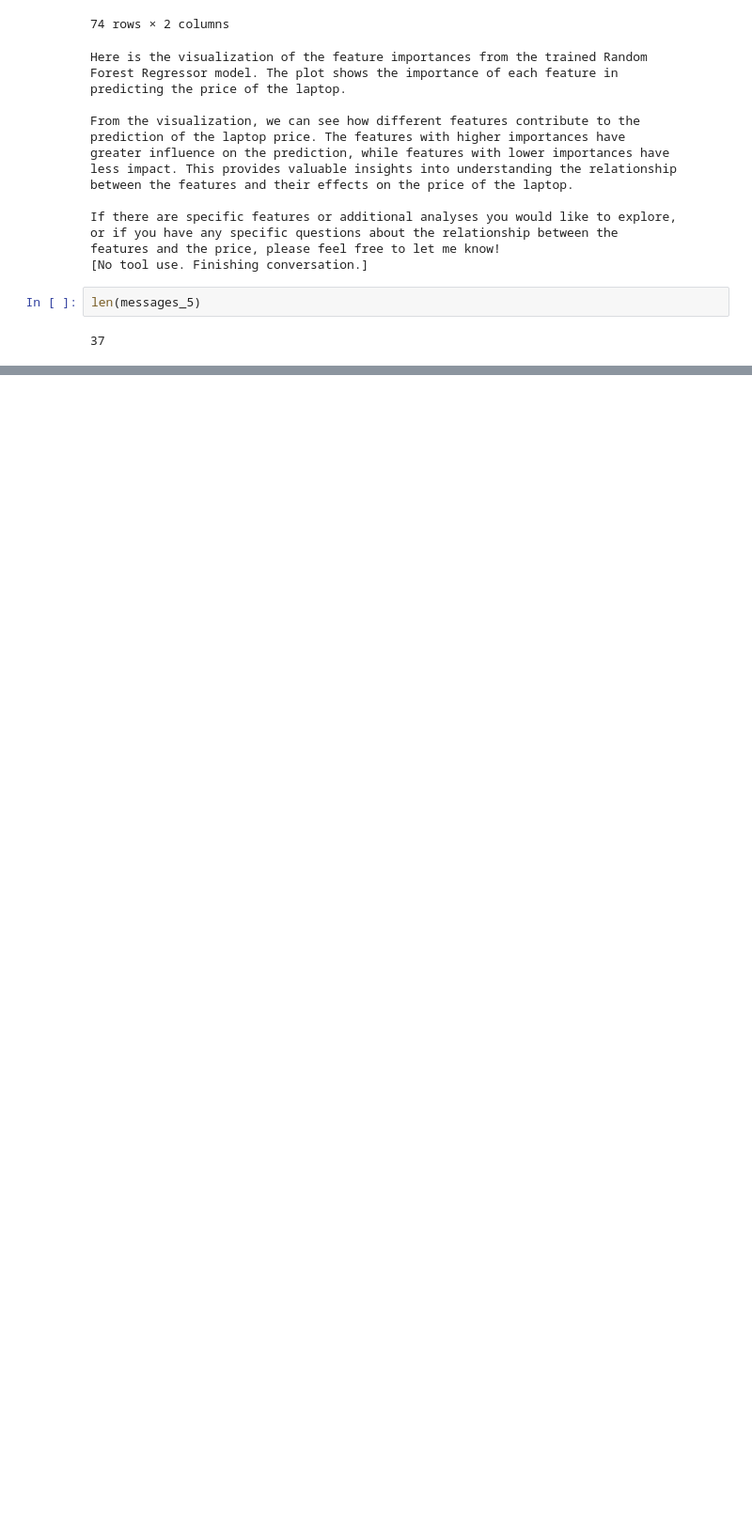
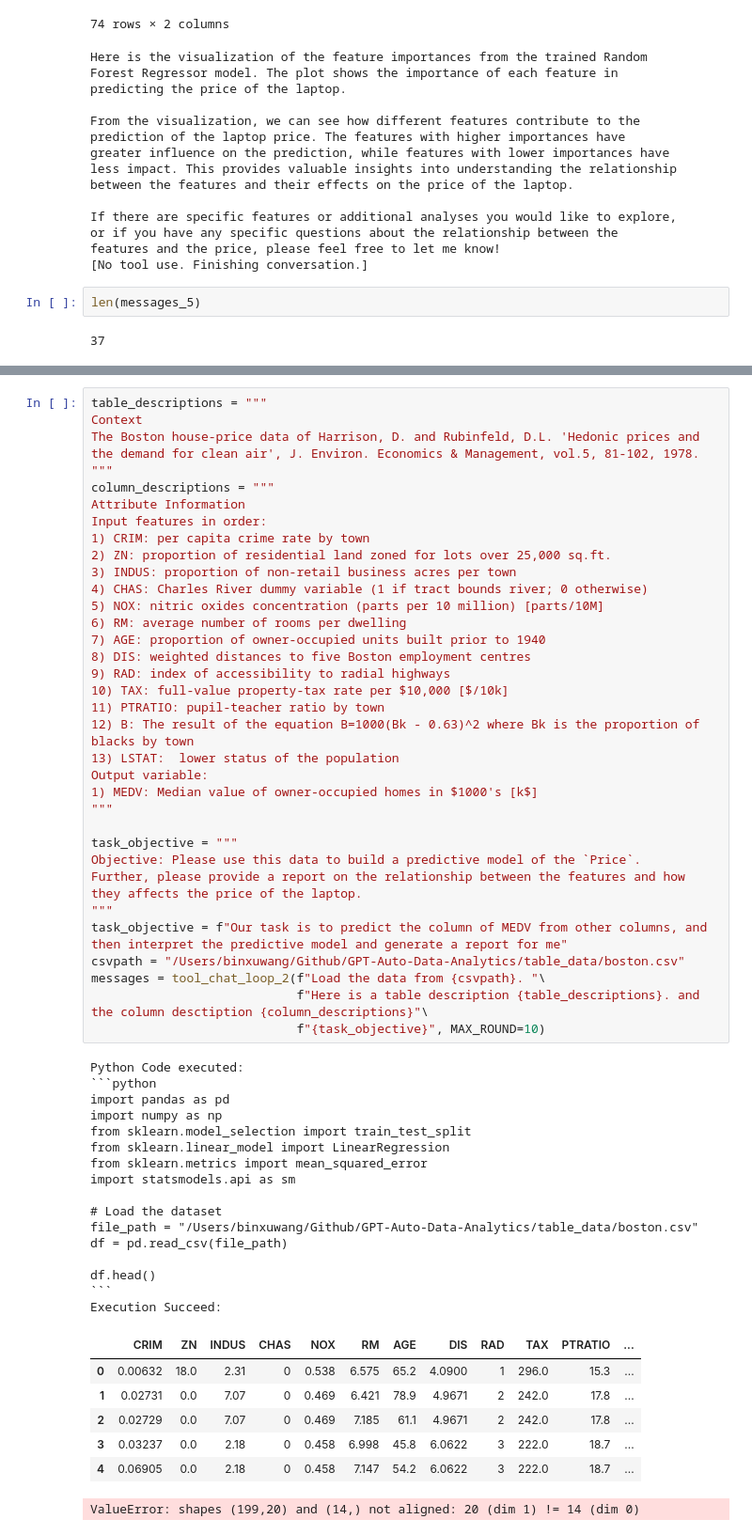
Before and after one commit to Animadversio/GPT-Auto-Data-Analytics, a Jupyter notebook: notebooks/tool_use_data_analysis.ipynb, the cells around one changed output, grey strips where cells are left out. Shown at 94% size. Saved outputs shown, nothing was run; the diff lists cells and outputs as text; blank space fills up the shorter version.

````diff
--- a/notebooks/tool_use_data_analysis.ipynb
+++ b/notebooks/tool_use_data_analysis.ipynb
@@ -917,0 +923,58 @@ len(messages_5)
+# %%
+table_descriptions = """
+Context
+The Boston house-price data of Harrison, D. and Rubinfeld, D.L. 'Hedonic prices and the demand for clean air', J. Environ. Economics & Management, vol.5, 81-102, 1978.
+"""
+column_descriptions = """
+Attribute Information
+Input features in order:
+1) CRIM: per capita crime rate by town
+2) ZN: proportion of residential land zoned for lots over 25,000 sq.ft.
+3) INDUS: proportion of non-retail business acres per town
+4) CHAS: Charles River dummy variable (1 if tract bounds river; 0 otherwise)
+5) NOX: nitric oxides concentration (parts per 10 million) [parts/10M]
+6) RM: average number of rooms per dwelling
+7) AGE: proportion of owner-occupied units built prior to 1940
+8) DIS: weighted distances to five Boston employment centres
+9) RAD: index of accessibility to radial highways
+10) TAX: full-value property-tax rate per $10,000 [$/10k]
+11) PTRATIO: pupil-teacher ratio by town
+12) B: The result of the equation B=1000(Bk - 0.63)^2 where Bk is the proportion of blacks by town
+13) LSTAT:  lower status of the population
+Output variable:
+1) MEDV: Median value of owner-occupied homes in $1000's [k$]
+"""
+
+task_objective = """
+Objective: Please use this data to build a predictive model of the `Price`.
+Further, please provide a report on the relationship between the features and how they affects the price of the laptop.
+"""
+task_objective = f"Our task is to predict the column of MEDV from other columns, and then interpret the predictive model and generate a report for me"
+csvpath = "/Users/binxuwang/Github/GPT-Auto-Data-Analytics/table_data/boston.csv"
+messages = tool_chat_loop_2(f"Load the data from {csvpath}. "\
+                            f"Here is a table description {table_descriptions}. and the column desctiption {column_descriptions}"\
+                            f"{task_objective}", MAX_ROUND=10)
+# %% [output]
+Python Code executed:
+```python
+import pandas as pd
+import numpy as np
+from sklearn.model_selection import train_test_split
+from sklearn.linear_model import LinearRegression
+from sklearn.metrics import mean_squared_error
+import statsmodels.api as sm
+
+# Load the dataset
+file_path = "/Users/binxuwang/Github/GPT-Auto-Data-Analytics/table_data/boston.csv"
+df = pd.read_csv(file_path)
+
+df.head()
+```
+Execution Succeed:
+|  | CRIM | ZN | INDUS | CHAS | NOX | RM | AGE | DIS | RAD | TAX | PTRATIO | ... |
+| 0 | 0.00632 | 18.0 | 2.31 | 0 | 0.538 | 6.575 | 65.2 | 4.0900 | 1 | 296.0 | 15.3 | ... |
+| 1 | 0.02731 | 0.0 | 7.07 | 0 | 0.469 | 6.421 | 78.9 | 4.9671 | 2 | 242.0 | 17.8 | ... |
+| 2 | 0.02729 | 0.0 | 7.07 | 0 | 0.469 | 7.185 | 61.1 | 4.9671 | 2 | 242.0 | 17.8 | ... |
+| 3 | 0.03237 | 0.0 | 2.18 | 0 | 0.458 | 6.998 | 45.8 | 6.0622 | 3 | 222.0 | 18.7 | ... |
+| 4 | 0.06905 | 0.0 | 2.18 | 0 | 0.458 | 7.147 | 54.2 | 6.0622 | 3 | 222.0 | 18.7 | ... |
+ValueError: shapes (199,20) and (14,) not aligned: 20 (dim 1) != 14 (dim 0)
````
Also changed, not shown: parts of 15 cells of this notebook.
